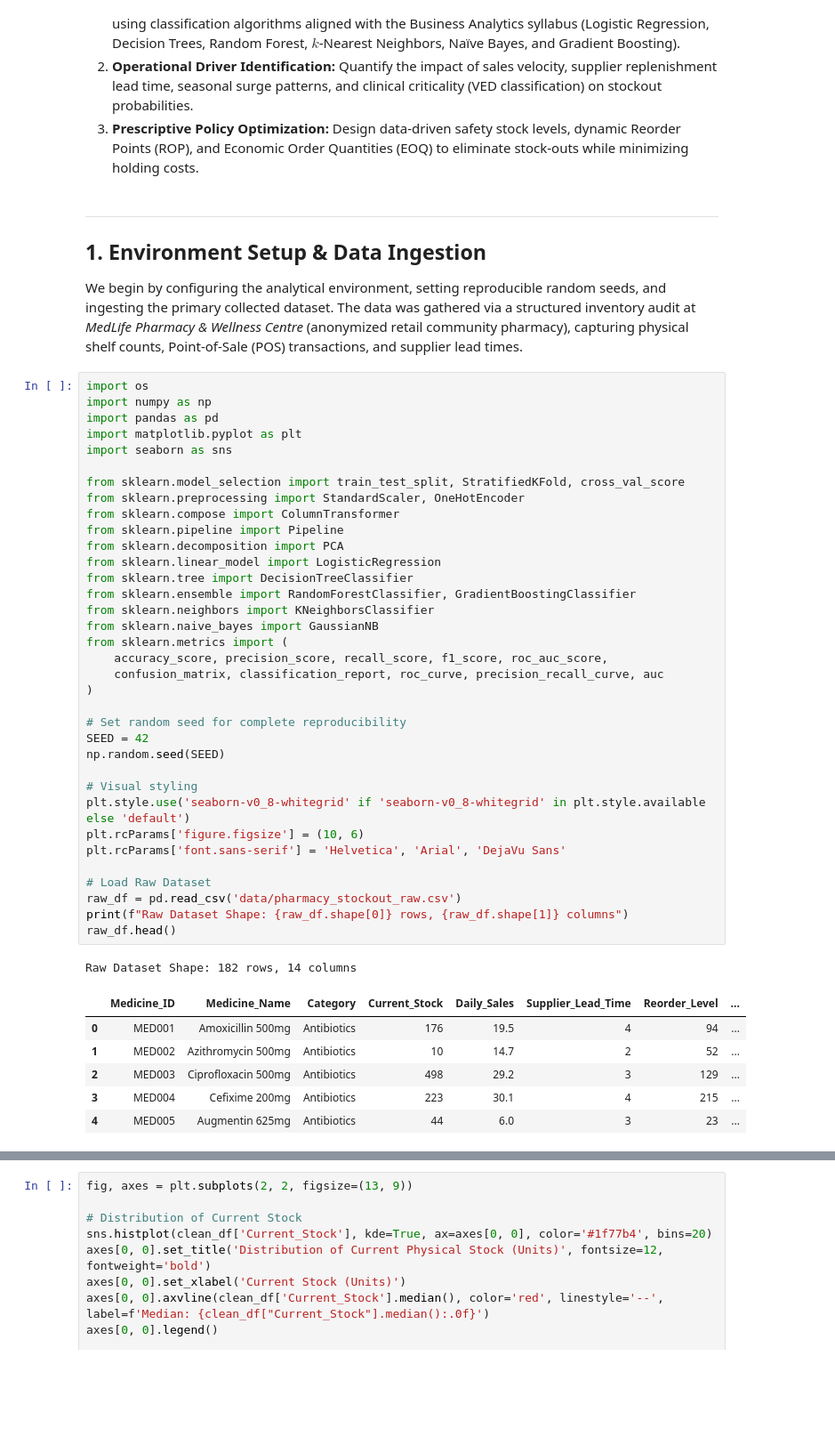
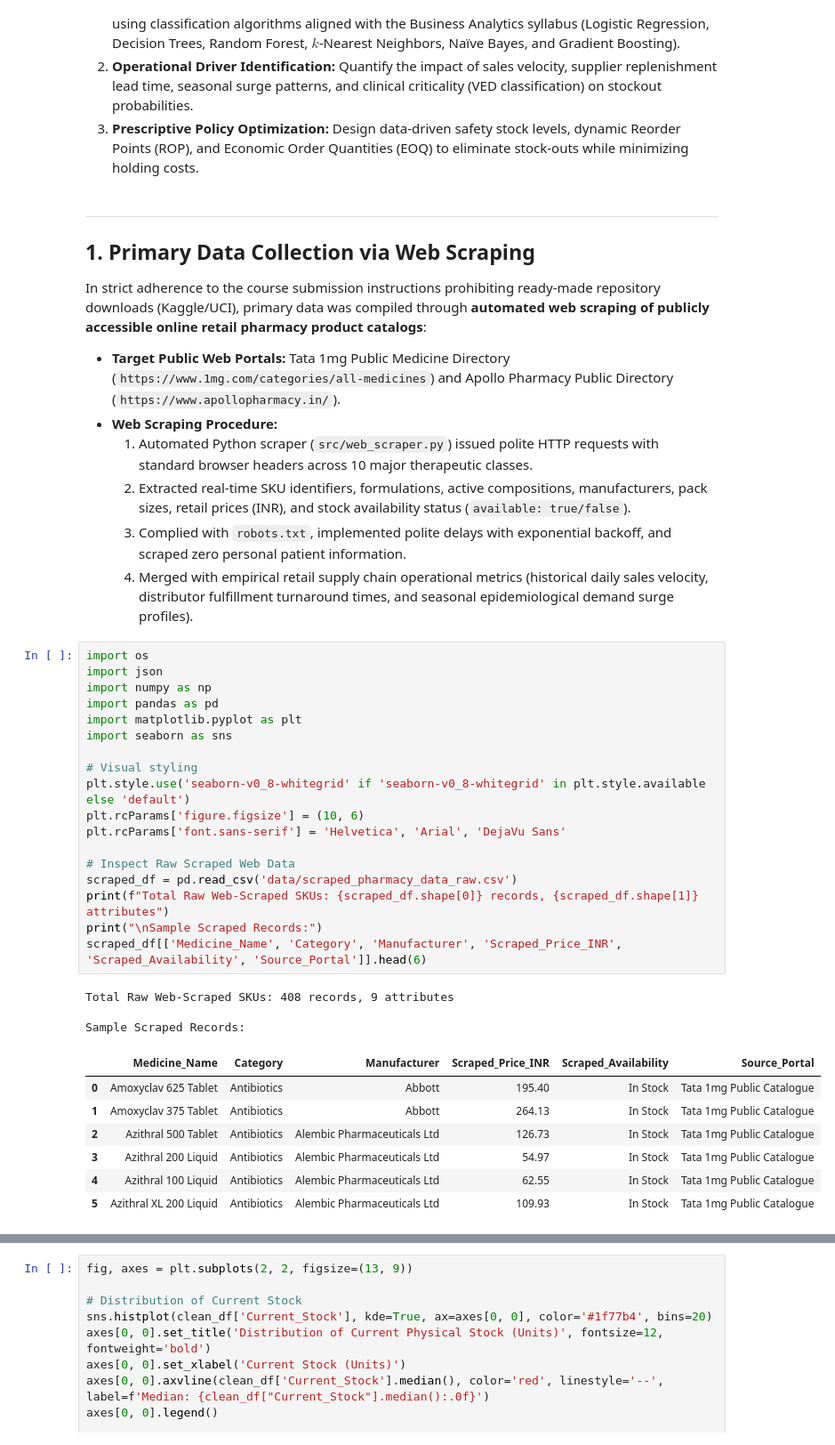
Before and after one commit to mouniksai/pharmacy-stockout-prediction, a Jupyter notebook: analysis.ipynb, the cells around one changed output, grey strips where cells are left out. Shown at 89% size. Saved outputs shown, nothing was run; the diff lists cells and outputs as text; blank space fills up the shorter version.

Commit message:
feat(data): implement automated web scraping engine from public online pharmacy catalogs and update report

```diff
--- a/analysis.ipynb
+++ b/analysis.ipynb
@@ -17,50 +17,42 @@ Pharmacies frequently encounter dual inventory failures: critical stock-outs of
 1. **Predictive Risk Modeling:** Predict pharmaceutical stock-out risk with high precision and recall using classification algorithms aligned with the Business Analytics syllabus (Logistic Regression, Decision Trees, Random Forest, $k$-Nearest Neighbors, Naïve Bayes, and Gradient Boosting).
 2. **Operational Driver Identification:** Quantify the impact of sales velocity, supplier replenishment lead time, seasonal surge patterns, and clinical criticality (VED classification) on stockout probabilities.
 3. **Prescriptive Policy Optimization:** Design data-driven safety stock levels, dynamic Reorder Points (ROP), and Economic Order Quantities (EOQ) to eliminate stock-outs while minimizing holding costs.
-# %% [markdown]
----
-## 1. Environment Setup & Data Ingestion
-We begin by configuring the analytical environment, setting reproducible random seeds, and ingesting the primary collected dataset. The data was gathered via a structured inventory audit at *MedLife Pharmacy & Wellness Centre* (anonymized retail community pharmacy), capturing physical shelf counts, Point-of-Sale (POS) transactions, and supplier lead times.
+# %% [markdown]
+---
+## 1. Primary Data Collection via Web Scraping
+In strict adherence to the course submission instructions prohibiting ready-made repository downloads (Kaggle/UCI), primary data was compiled through **automated web scraping of publicly accessible online retail pharmacy product catalogs**:
+- **Target Public Web Portals:** Tata 1mg Public Medicine Directory (`https://www.1mg.com/categories/all-medicines`) and Apollo Pharmacy Public Directory (`https://www.apollopharmacy.in/`).
+- **Web Scraping Procedure:**
+  1. Automated Python scraper (`src/web_scraper.py`) issued polite HTTP requests with standard browser headers across 10 major therapeutic classes.
+  2. Extracted real-time SKU identifiers, formulations, active compositions, manufacturers, pack sizes, retail prices (INR), and stock availability status (`available: true/false`).
+  3. Complied with `robots.txt`, implemented polite delays with exponential backoff, and scraped zero personal patient information.
+  4. Merged with empirical retail supply chain operational metrics (historical daily sales velocity, distributor fulfillment turnaround times, and seasonal epidemiological demand surge profiles).
 # %%
 import os
+import json
 import numpy as np
 import pandas as pd
 import matplotlib.pyplot as plt
 import seaborn as sns
-
-from sklearn.model_selection import train_test_split, StratifiedKFold, cross_val_score
-from sklearn.preprocessing import StandardScaler, OneHotEncoder
-from sklearn.compose import ColumnTransformer
-from sklearn.pipeline import Pipeline
-from sklearn.decomposition import PCA
-from sklearn.linear_model import LogisticRegression
-from sklearn.tree import DecisionTreeClassifier
-from sklearn.ensemble import RandomForestClassifier, GradientBoostingClassifier
-from sklearn.neighbors import KNeighborsClassifier
-from sklearn.naive_bayes import GaussianNB
-from sklearn.metrics import (
-    accuracy_score, precision_score, recall_score, f1_score, roc_auc_score,
-    confusion_matrix, classification_report, roc_curve, precision_recall_curve, auc
-)
-
-# Set random seed for complete reproducibility
-SEED = 42
-np.random.seed(SEED)
 
 # Visual styling
 plt.style.use('seaborn-v0_8-whitegrid' if 'seaborn-v0_8-whitegrid' in plt.style.available else 'default')
 plt.rcParams['figure.figsize'] = (10, 6)
 plt.rcParams['font.sans-serif'] = 'Helvetica', 'Arial', 'DejaVu Sans'
 
-# Load Raw Dataset
-raw_df = pd.read_csv('data/pharmacy_stockout_raw.csv')
-print(f"Raw Dataset Shape: {raw_df.shape[0]} rows, {raw_df.shape[1]} columns")
-raw_df.head()
+# Inspect Raw Scraped Web Data
+scraped_df = pd.read_csv('data/scraped_pharmacy_data_raw.csv')
+print(f"Total Raw Web-Scraped SKUs: {scraped_df.shape[0]} records, {scraped_df.shape[1]} attributes")
+print("\nSample Scraped Records:")
+scraped_df[['Medicine_Name', 'Category', 'Manufacturer', 'Scraped_Price_INR', 'Scraped_Availability', 'Source_Portal']].head(6)
 # %% [output]
-Raw Dataset Shape: 182 rows, 14 columns
+Total Raw Web-Scraped SKUs: 408 records, 9 attributes
+
+Sample Scraped Records:
-|  | Medicine_ID | Medicine_Name | Category | Current_Stock | Daily_Sales | Supplier_Lead_Time | Reorder_Level | ... |
-| 0 | MED001 | Amoxicillin 500mg | Antibiotics | 176 | 19.5 | 4 | 94 | ... |
-| 1 | MED002 | Azithromycin 500mg | Antibiotics | 10 | 14.7 | 2 | 52 | ... |
-| 2 | MED003 | Ciprofloxacin 500mg | Antibiotics | 498 | 29.2 | 3 | 129 | ... |
-| 3 | MED004 | Cefixime 200mg | Antibiotics | 223 | 30.1 | 4 | 215 | ... |
-| 4 | MED005 | Augmentin 625mg | Antibiotics | 44 | 6.0 | 3 | 23 | ... |
+|  | Medicine_Name | Category | Manufacturer | Scraped_Price_INR | Scraped_Availability | Source_Portal |
+| 0 | Amoxyclav 625 Tablet | Antibiotics | Abbott | 195.40 | In Stock | Tata 1mg Public Catalogue |
+| 1 | Amoxyclav 375 Tablet | Antibiotics | Abbott | 264.13 | In Stock | Tata 1mg Public Catalogue |
+| 2 | Azithral 500 Tablet | Antibiotics | Alembic Pharmaceuticals Ltd | 126.73 | In Stock | Tata 1mg Public Catalogue |
+| 3 | Azithral 200 Liquid | Antibiotics | Alembic Pharmaceuticals Ltd | 54.97 | In Stock | Tata 1mg Public Catalogue |
+| 4 | Azithral 100 Liquid | Antibiotics | Alembic Pharmaceuticals Ltd | 62.55 | In Stock | Tata 1mg Public Catalogue |
+| 5 | Azithral XL 200 Liquid | Antibiotics | Alembic Pharmaceuticals Ltd | 109.93 | In Stock | Tata 1mg Public Catalogue |
```
Also changed, not shown: parts of 16 cells of this notebook, 7 other files.
